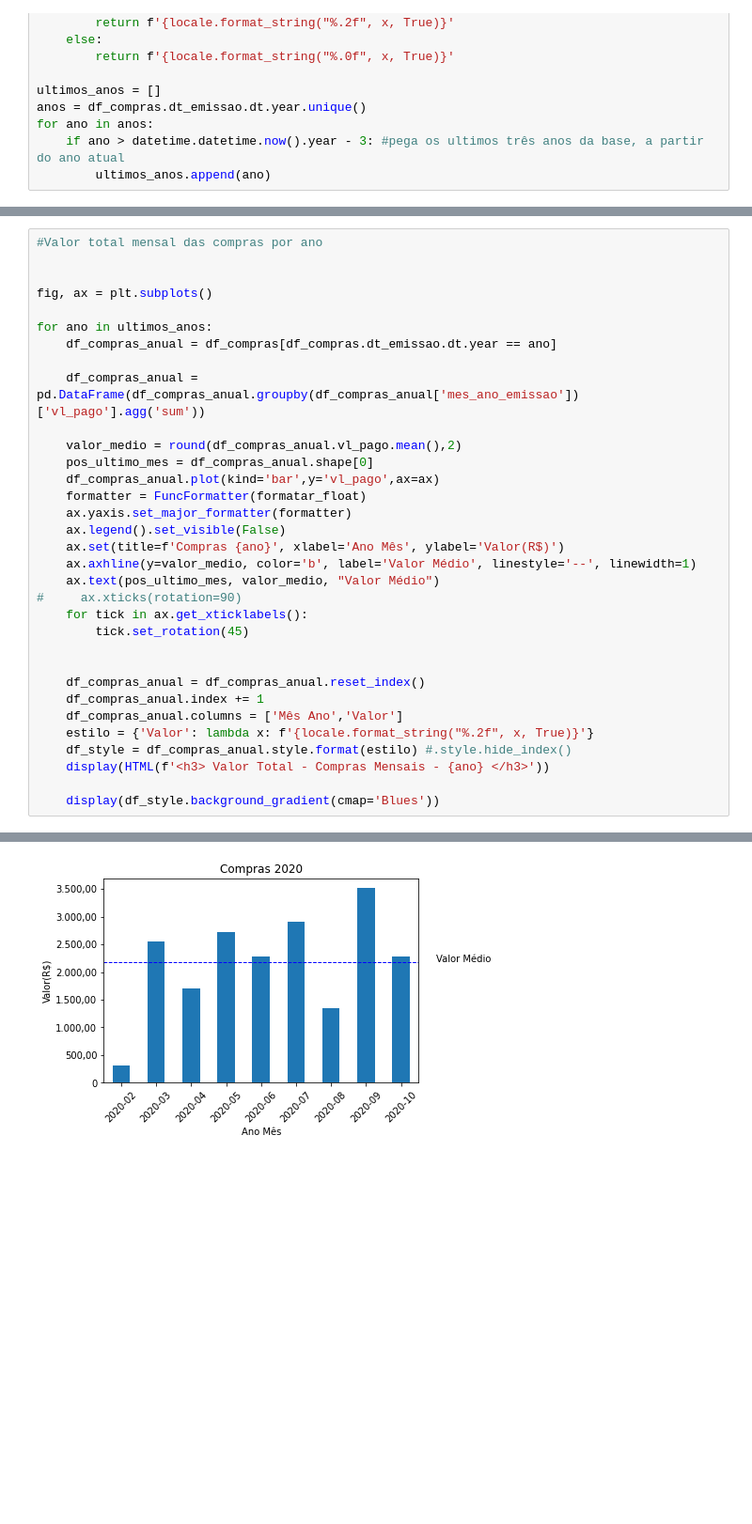
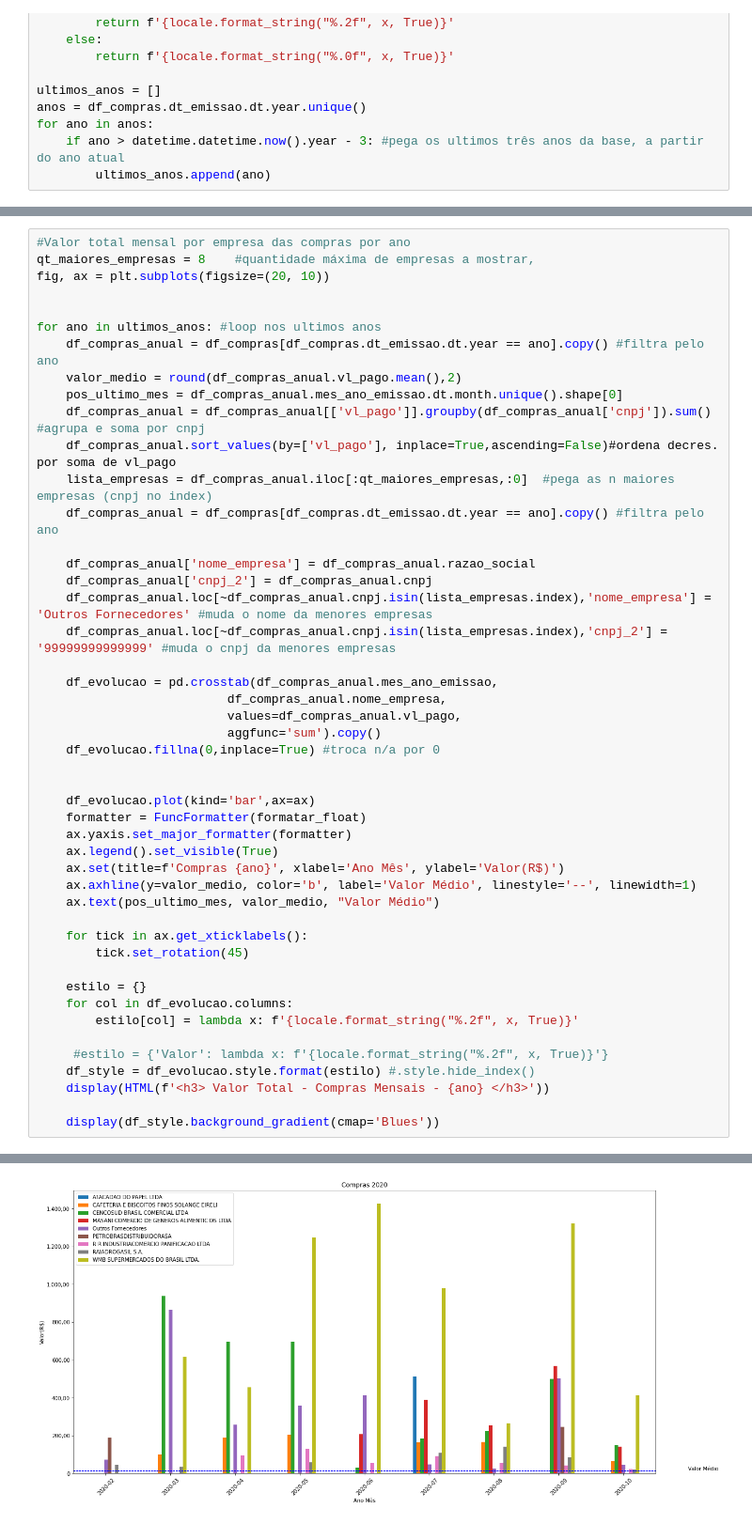
Before and after one commit to backtrunck/nfce, a Jupyter notebook: notebooks/compras.ipynb, the cells around one changed output, grey strips where cells are left out. Shown at 94% size. Saved outputs shown, nothing was run; the diff lists cells and outputs as text; blank space fills up the shorter version.

Commit message:
atualizar notebook compras.ipynb

```diff
--- a/notebooks/compras.ipynb
+++ b/notebooks/compras.ipynb
@@ -56,33 +272,47 @@ for ano in anos:
 # %%
-#Valor total mensal das compras por ano
+#Valor total mensal por empresa das compras por ano
+qt_maiores_empresas = 8    #quantidade máxima de empresas a mostrar,
+fig, ax = plt.subplots(figsize=(20, 10))
 
 
-fig, ax = plt.subplots()
+for ano in ultimos_anos: #loop nos ultimos anos
+    df_compras_anual = df_compras[df_compras.dt_emissao.dt.year == ano].copy() #filtra pelo ano
+    valor_medio = round(df_compras_anual.vl_pago.mean(),2)
+    pos_ultimo_mes = df_compras_anual.mes_ano_emissao.dt.month.unique().shape[0]
+    df_compras_anual = df_compras_anual[['vl_pago']].groupby(df_compras_anual['cnpj']).sum() #agrupa e soma por cnpj
+    df_compras_anual.sort_values(by=['vl_pago'], inplace=True,ascending=False)#ordena decres. por soma de vl_pago
+    lista_empresas = df_compras_anual.iloc[:qt_maiores_empresas,:0]  #pega as n maiores empresas (cnpj no index)
+    df_compras_anual = df_compras[df_compras.dt_emissao.dt.year == ano].copy() #filtra pelo ano
 
-for ano in ultimos_anos:
-    df_compras_anual = df_compras[df_compras.dt_emissao.dt.year == ano]
+    df_compras_anual['nome_empresa'] = df_compras_anual.razao_social
+    df_compras_anual['cnpj_2'] = df_compras_anual.cnpj
+    df_compras_anual.loc[~df_compras_anual.cnpj.isin(lista_empresas.index),'nome_empresa'] = 'Outros Fornecedores' #muda o nome da menores empresas
+    df_compras_anual.loc[~df_compras_anual.cnpj.isin(lista_empresas.index),'cnpj_2'] = '99999999999999' #muda o cnpj da menores empresas
 
-    df_compras_anual = pd.DataFrame(df_compras_anual.groupby(df_compras_anual['mes_ano_emissao'])['vl_pago'].agg('sum'))
+    df_evolucao = pd.crosstab(df_compras_anual.mes_ano_emissao,
+                          df_compras_anual.nome_empresa,
+                          values=df_compras_anual.vl_pago,
+                          aggfunc='sum').copy()
+    df_evolucao.fillna(0,inplace=True) #troca n/a por 0
 
-    valor_medio = round(df_compras_anual.vl_pago.mean(),2)
-    pos_ultimo_mes = df_compras_anual.shape[0]
-    df_compras_anual.plot(kind='bar',y='vl_pago',ax=ax)
+
+    df_evolucao.plot(kind='bar',ax=ax)
     formatter = FuncFormatter(formatar_float)
     ax.yaxis.set_major_formatter(formatter)
-    ax.legend().set_visible(False)
+    ax.legend().set_visible(True)
     ax.set(title=f'Compras {ano}', xlabel='Ano Mês', ylabel='Valor(R$)')
     ax.axhline(y=valor_medio, color='b', label='Valor Médio', linestyle='--', linewidth=1)
     ax.text(pos_ultimo_mes, valor_medio, "Valor Médio")
-#     ax.xticks(rotation=90)
+
     for tick in ax.get_xticklabels():
         tick.set_rotation(45)
 
+    estilo = {}
+    for col in df_evolucao.columns:
+        estilo[col] = lambda x: f'{locale.format_string("%.2f", x, True)}'
 
-    df_compras_anual = df_compras_anual.reset_index()
-    df_compras_anual.index += 1
-    df_compras_anual.columns = ['Mês Ano','Valor']
-    estilo = {'Valor': lambda x: f'{locale.format_string("%.2f", x, True)}'}
-    df_style = df_compras_anual.style.format(estilo) #.style.hide_index()
+     #estilo = {'Valor': lambda x: f'{locale.format_string("%.2f", x, True)}'}
+    df_style = df_evolucao.style.format(estilo) #.style.hide_index()
     display(HTML(f'<h3> Valor Total - Compras Mensais - {ano} </h3>'))
 
     display(df_style.background_gradient(cmap='Blues'))
@@ -101 +332 @@ Valor Total - Compras Mensais - 2020
-[figure, old version]
+[figure, new version]
```
Also changed, not shown: parts of 6 cells of this notebook, 1 other file.
